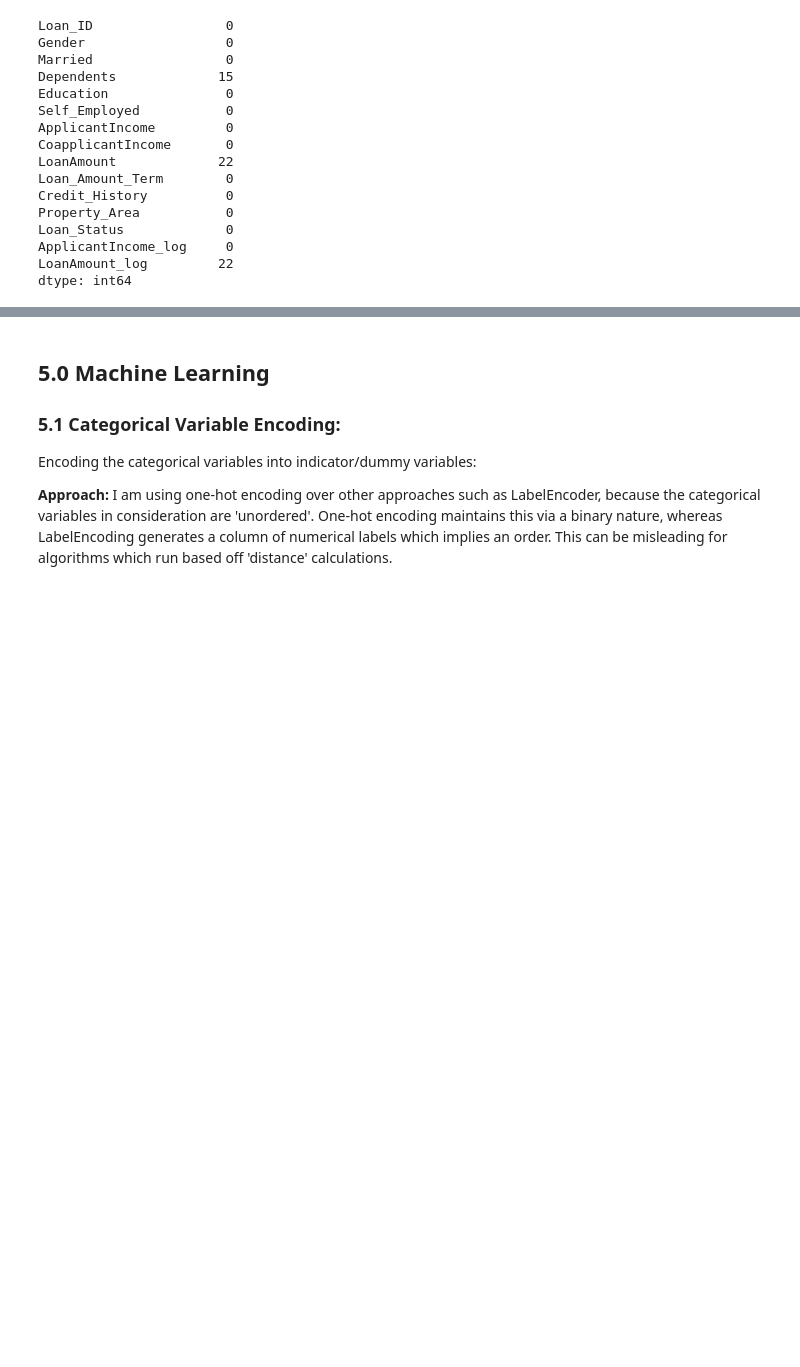
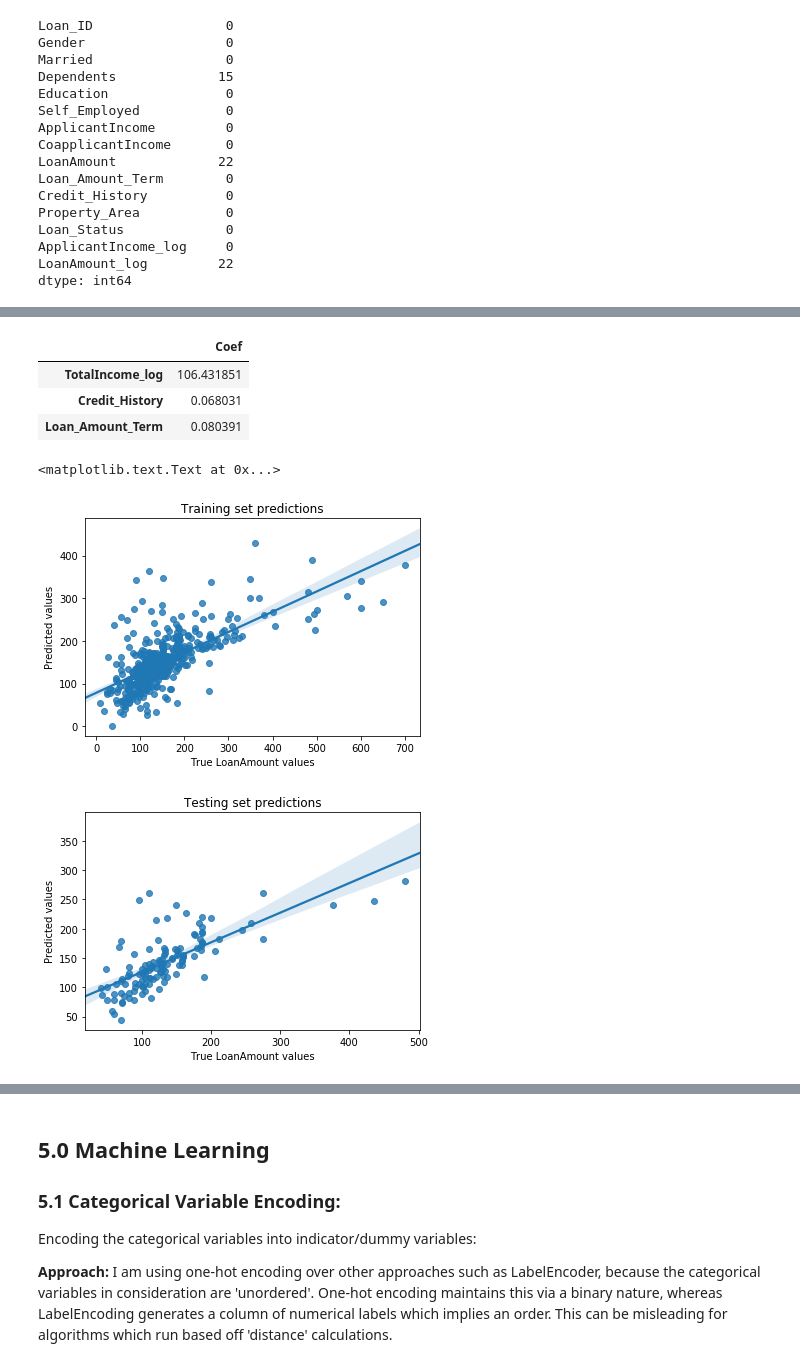
Before and after one commit to AdilZia/Loan-Prediction, a Jupyter notebook: LoanPrediction.ipynb, the cells around one changed output, grey strips where cells are left out. Saved outputs shown, nothing was run; the diff lists cells and outputs as text; code cells hidden in the pictures; blank space fills up the shorter version.

```diff
--- a/LoanPrediction.ipynb
+++ b/LoanPrediction.ipynb
@@ -536,0 +488,45 @@ plt.tight_layout()
+# %%
+# Import required packages for multiple linear regression
+from sklearn.linear_model import LinearRegression
+from sklearn.model_selection import train_test_split
+
+# Train, test split the dataset
+X_lm = df[pd.notnull(df['LoanAmount'])][['TotalIncome_log','Credit_History','Loan_Amount_Term']]
+y_lm = df[pd.notnull(df['LoanAmount'])]['LoanAmount']
+X_train, X_test, y_train, y_test = train_test_split(X_lm,y_lm,test_size = 0.2,random_state = 10)
+# %%
+# Instantiate and train the linear regression
+reg = LinearRegression(fit_intercept = True,normalize = True)
+reg.fit(X_train,y_train)
+
+# Display the coefficients of the model for interpretation
+X_train.columns
+pd.DataFrame(reg.coef_,X_train.columns,columns = ['Coef'])
+# %% [output]
+|  | Coef |
+| TotalIncome_log | 106.431851 |
+| Credit_History | 0.068031 |
+| Loan_Amount_Term | 0.080391 |
+# %%
+# Use the model to make predictions on the training and testing set
+# Display the performance of the model visually
+
+test_predictions = reg.predict(X_test)
+train_predictions = reg.predict(X_train)
+
+plt.figure()
+sns.regplot(y_train,train_predictions)
+plt.title("Training set predictions")
+plt.xlabel('True LoanAmount values')
+plt.ylabel('Predicted values')
+
+plt.figure()
+sns.regplot(y_test,test_predictions)
+plt.title('Testing set predictions')
+plt.xlabel('True LoanAmount values')
+
+plt.ylabel('Predicted values')
+# %% [output]
+<matplotlib.text.Text at 0x...>
+[figure, added]
+[figure, added]
```
Also changed, not shown: parts of 30 cells of this notebook.
